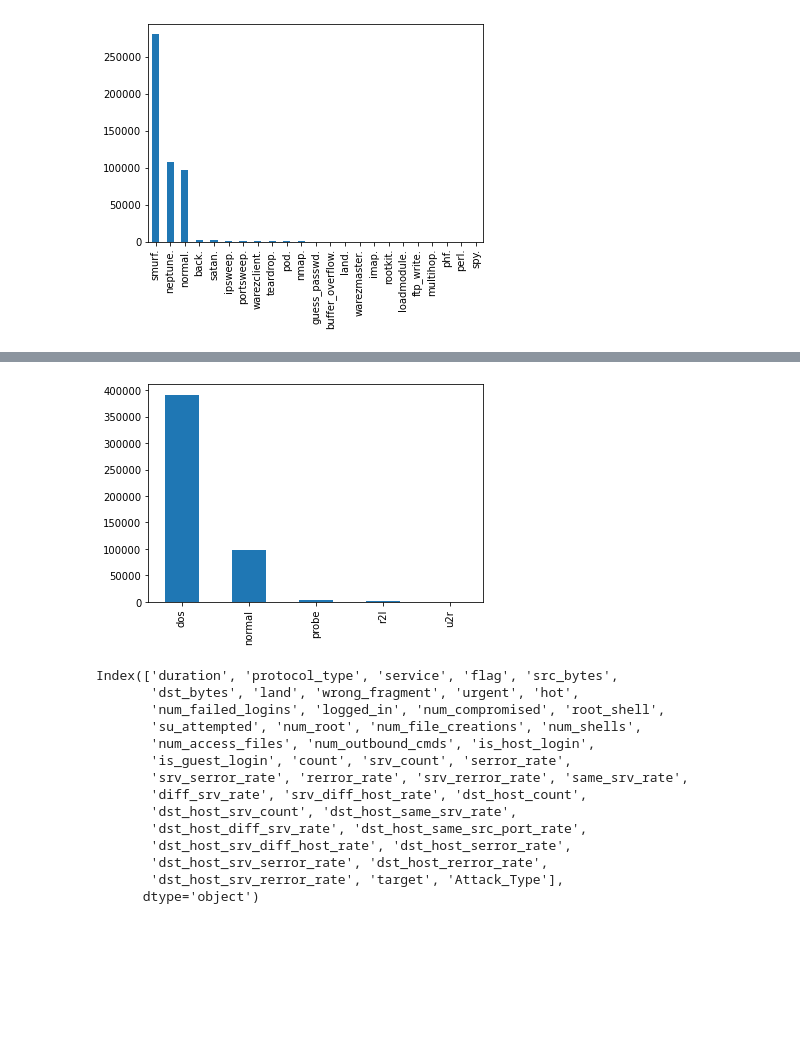
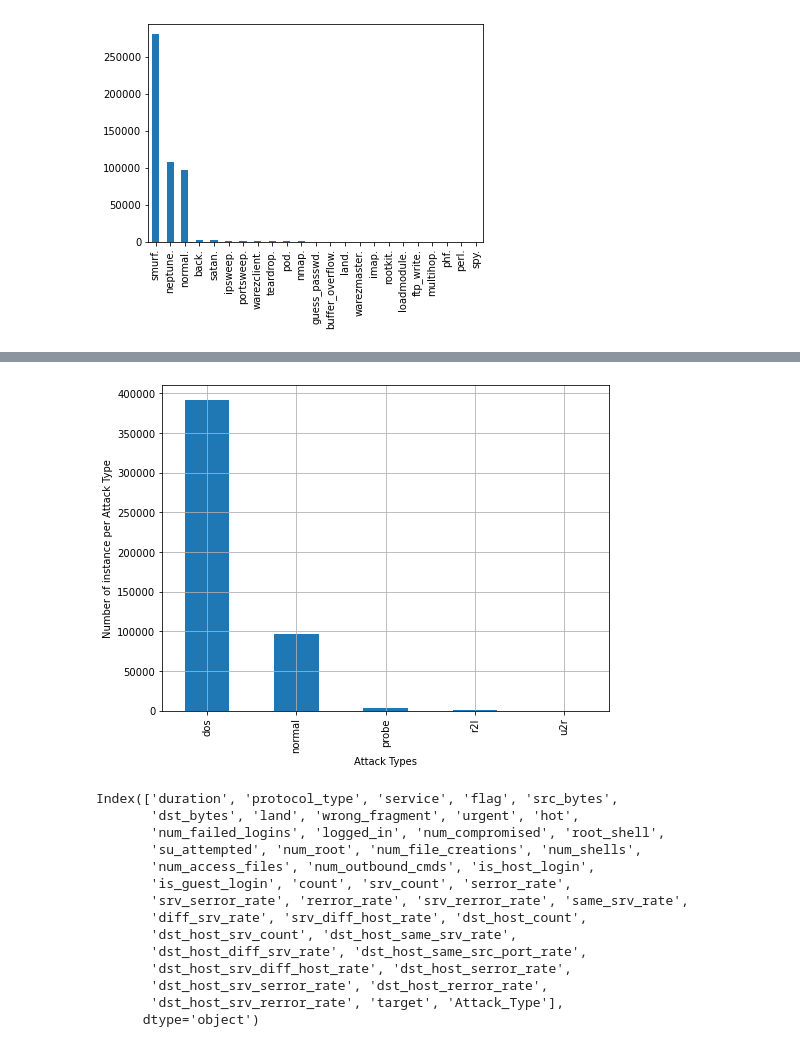
Before and after one commit to joenellis/implementation, a Jupyter notebook: dissert.ipynb, the cells around one changed output, grey strips where cells are left out. Drawn from its saved outputs; the diff is of its cells as text; code cells hidden in the pictures; blank space fills up the shorter version.

```diff
--- a/dissert.ipynb
+++ b/dissert.ipynb
@@ -293,7 +288,12 @@ plt.show()
-# %%
-bar_graph('Attack_Type')
-# %% [output]
-[figure, removed]
+# %%
+plt.figure(figsize=(8,6))
+bar_graph('Attack_Type')
+plt.xlabel('Attack Types')
+plt.ylabel('Number of instance per Attack Type')
+plt.grid()
+plt.show()
+# %% [output]
+[figure, added]
 # %%
 df.columns
 # %% [output]
```
Also changed, not shown: parts of 32 cells of this notebook, 1 other file.
